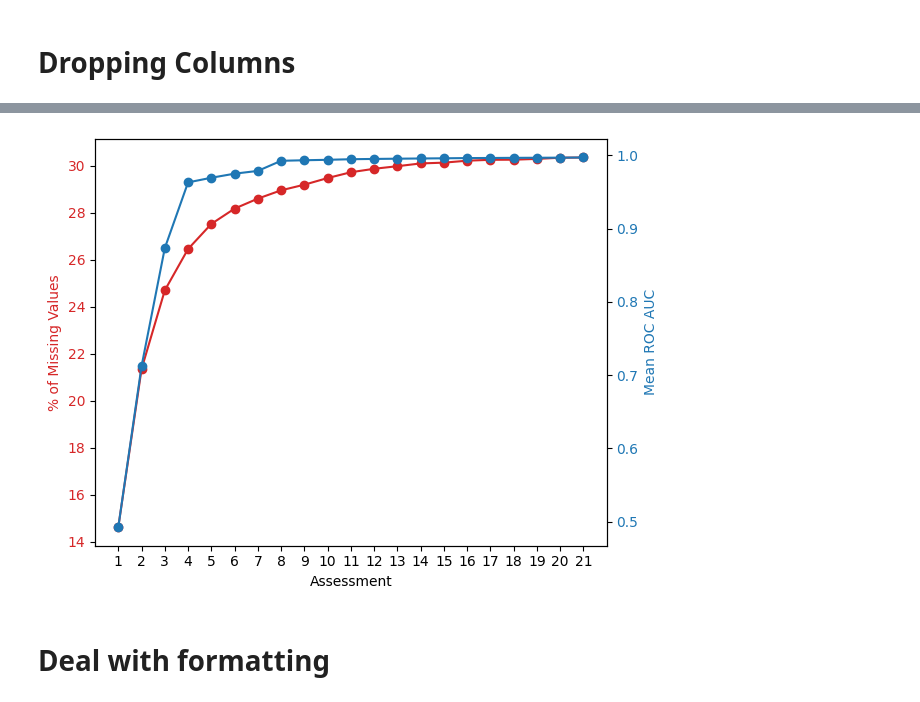
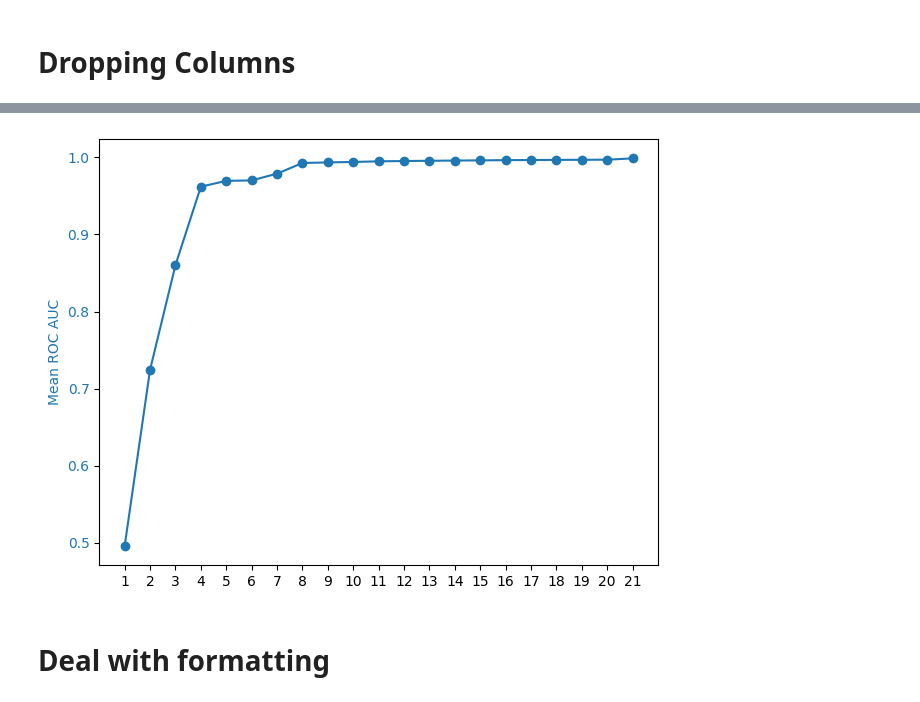
Before and after one commit to danielw-mt/copd_risk_score, a Jupyter notebook: harvard/harvard_data_cleaning.ipynb, the cells around one changed output, grey strips where cells are left out. Drawn from its saved outputs; the diff is of its cells as text; code cells hidden in the pictures.

Commit message:
Finish univariate analysis harvard

```diff
--- a/harvard/harvard_data_cleaning.ipynb
+++ b/harvard/harvard_data_cleaning.ipynb
@@ -8,7 +8,7 @@ import pandas as pd
 import seaborn as sns
 # %%
 # try to parse date variables and also include the cells with space only as NA
-harvard = pd.read_csv("data/Original Data/original_data.csv", sep=";", na_values=[' '], low_memory=False)
+harvard = pd.read_csv("data/Original Data/original_data_proper.csv")
 
 # only take the baseline columns
 # harvard = harvard[harvard['Assmnt'] <= 10]
@@ -254,7 +254,7 @@ date_and_time = ['toflhadt', 'toflhadt02', 'bclinra01b', 'bclinra02b', 'bclinra0
 df_drop_columns = df_drop_columns.drop(columns=date_and_time)
 
 # redundant and binarized variables (we rather believe the research assistant than the patient themselves). As for dem05 it does not make sense for a patient to select multiple racial backgrounds in our analysis
-redundant_variables = ["dem05_32", "dem05_16", "dem05_8", "dem05_4", "dem05_2", "dem05_1", "white", "dem08_128", "dem08_64", "dem08_32", "dem08_16", "dem08_8", "dem08_4", "dem08_2", "dem08_1", "agecat1", "bclinpt01", "bclinpt02", 'chart_bmi', 'sr_ft', 'sr_in', 'sr_ht', 'sr_bmi', 'sr_ht_cm', 'bclinpt02_kg', 'weight_diff', 'height_diff', 'bclinpt22_1' ]
+redundant_variables = ["dem05_32", "dem05_16", "dem05_8", "dem05_4", "dem05_2", "dem05_1", "white", "dem08", "agecat1", "bclinpt01", "bclinpt02", 'chart_bmi', 'sr_ft', 'sr_in', 'sr_ht', 'sr_bmi', 'sr_ht_cm', 'bclinpt02_kg', 'weight_diff', 'height_diff', 'bclinpt22_1' ]
 
 # "bclinpt43","bclinpt43_8192", "bclinpt43_4096", "bclinpt43_2048", "bclinpt43_1024", "bclinpt43_512", "bclinpt43_256", "bclinpt43_128", "bclinpt43_64", "bclinpt43_32", "bclinpt43_16", "bclinpt43_8", "bclinpt43_4", "bclinpt43_2", "bclinpt43_1", "bclinra06"
 df_drop_columns = df_drop_columns.drop(columns=redundant_variables)
@@ -350,45 +333,40 @@ from sklearn.metrics import roc_auc_score
 
 stratified_k_fold = StratifiedKFold(n_splits=10, shuffle=True, random_state=42)
 model = RandomForestClassifier(n_estimators=100, random_state=42)
 
 assessment = np.linspace(1, 21, 21).astype(int)
 mean_roc_scores = []
 missing_values = []
 for i in assessment:
     test_df = df_trad_ehr.copy()
     test_df = test_df[test_df['Assmnt'] <= i]
-    missing_values.append(np.mean(test_df.isna().sum() / len(test_df) * 100))
+    # add missing values for each variable up unitl that assessment
+    missing_values.append((test_df.isna().sum() / len(test_df)) * 100)
     X = test_df.drop(['fclinra08'], axis=1).fillna(test_df.mean())
     y = test_df['fclinra08']
     roc_scores = []
     for train_index, test_index in stratified_k_fold.split(X, y):
         X_train, X_test = X.iloc[train_index], X.iloc[test_index]
         y_train, y_test = y.iloc[train_index], y.iloc[test_index]
         model.fit(X_train, y_train)
         y_pred = model.predict(X_test)
         roc_scores.append(roc_auc_score(y_test, y_pred))
     mean_roc_scores.append(np.mean(roc_scores))
 
 # plot missing values but have the y-axis on the right side
 fig, ax1 = plt.subplots()
-ax1.plot(assessment, missing_values, color='tab:red')
-ax1.plot(assessment, missing_values, 'o', color='tab:red')
-ax1.set_xlabel('Assessment')
-ax1.set_ylabel('% of Missing Values', color='tab:red')
-ax1.tick_params(axis='y', labelcolor='tab:red')
-ax2 = ax1.twinx()
-ax2.plot(assessment, mean_roc_scores, color='tab:blue')
-ax2.plot(assessment, mean_roc_scores, 'o')
-ax2.set_ylabel('Mean ROC AUC', color='tab:blue')
-ax2.tick_params(axis='y', labelcolor='tab:blue')
+ax1.plot(assessment, mean_roc_scores, color='tab:blue')
+ax1.plot(assessment, mean_roc_scores, 'o')
+ax1.set_ylabel('Mean ROC AUC', color='tab:blue')
+ax1.tick_params(axis='y', labelcolor='tab:blue')
 fig.tight_layout()
 plt.xticks(assessment)
 
 # save as svg
 plt.savefig('./images/performance_assessment.svg', format='svg', dpi=1200)
 plt.savefig('./images/performance_assessment.png', format='png', dpi=1200)
 # %% [output]
-[figure, old version]
+[figure, new version]
 # %%
 # we only take values up until assessment 8 (first week)
 df_subset = df_trad_ehr.copy()
```
Also changed, not shown: parts of 8 cells of this notebook, 30 other files.
